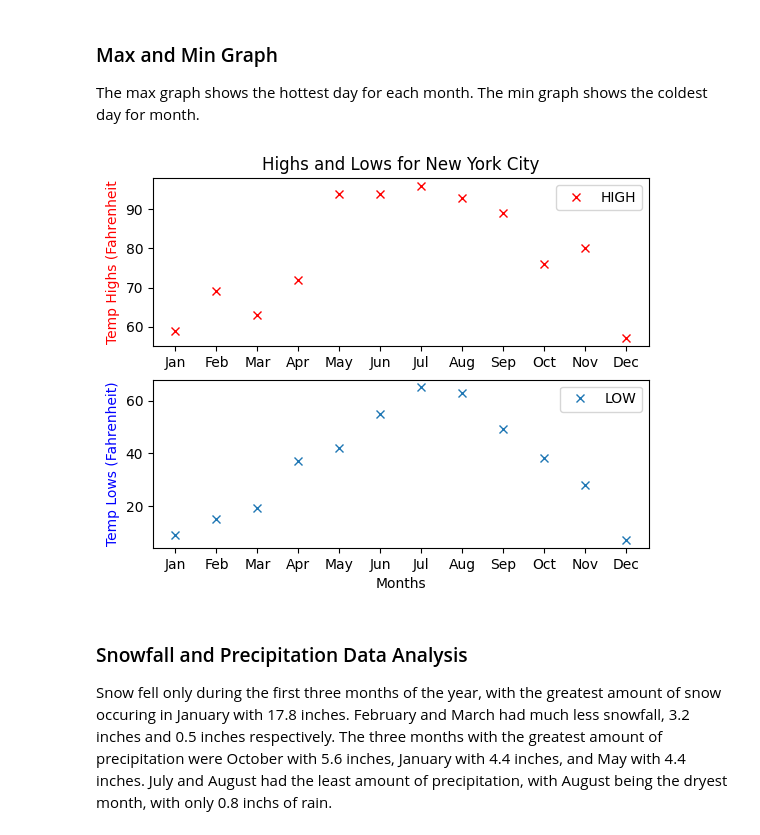
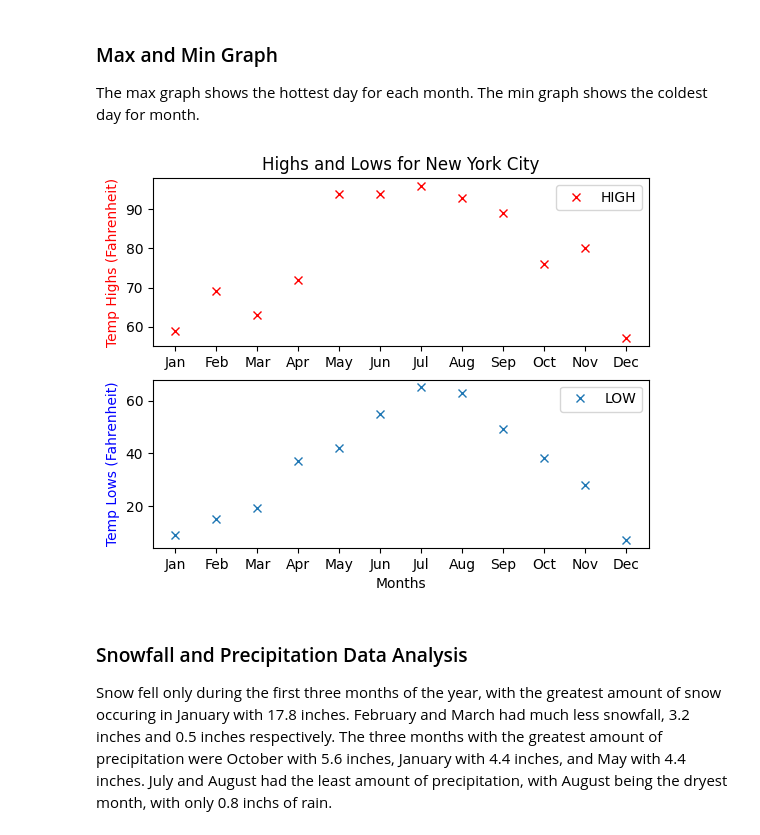
Before and after one commit to BerisDizdar/City_Weather_Comparison, a Jupyter notebook: City_Weather_Comparison.ipynb, the cells around one changed output. Saved outputs shown, nothing was run; the diff lists cells and outputs as text; code cells hidden in the pictures.

```diff
--- a/City_Weather_Comparison.ipynb
+++ b/City_Weather_Comparison.ipynb
@@ -618,26 +616,26 @@ The max graph shows the hottest day for each month. The min graph shows the cold
 # %%
 # Plot 1
 x = months
 y = NYC_monthly_max
 plt.subplot(2, 1, 1,)
 plt.plot(x, y, 'x', color='r')
 plt.title('Highs and Lows for New York City')
 #plt.xlabel('Months')
 plt.legend(NYC_monthly_max)
-plt.ylabel('Temp Highs (Fahrenheit', color='r')
+plt.ylabel('Temp Highs (Fahrenheit)', color='r')
 
 # Plot 2
 x = months
 y = NYC_monthly_min
 plt.subplot(2, 1, 2)
 plt.plot(x, y, 'x')
 plt.xlabel('Months')
 plt.ylabel('Temp Lows (Fahrenheit)', color='b')
 plt.legend(NYC_monthly_min)
 
 plt.show()
 # %% [output]
-[figure, old version]
+[figure, new version]
 # %% [markdown]
 ### Snowfall and Precipitation Data Analysis
 Snow fell only during the first three months of the year, with the greatest amount of snow occuring in January with 17.8 inches. February and March had much less snowfall, 3.2 inches and 0.5 inches respectively. The three months with the greatest amount of precipitation were October with 5.6 inches, January with 4.4 inches, and May with 4.4 inches. July and August had the least amount of precipitation, with August being the dryest month, with only 0.8 inchs of rain.
```
Also changed, not shown: parts of 6 cells of this notebook.
